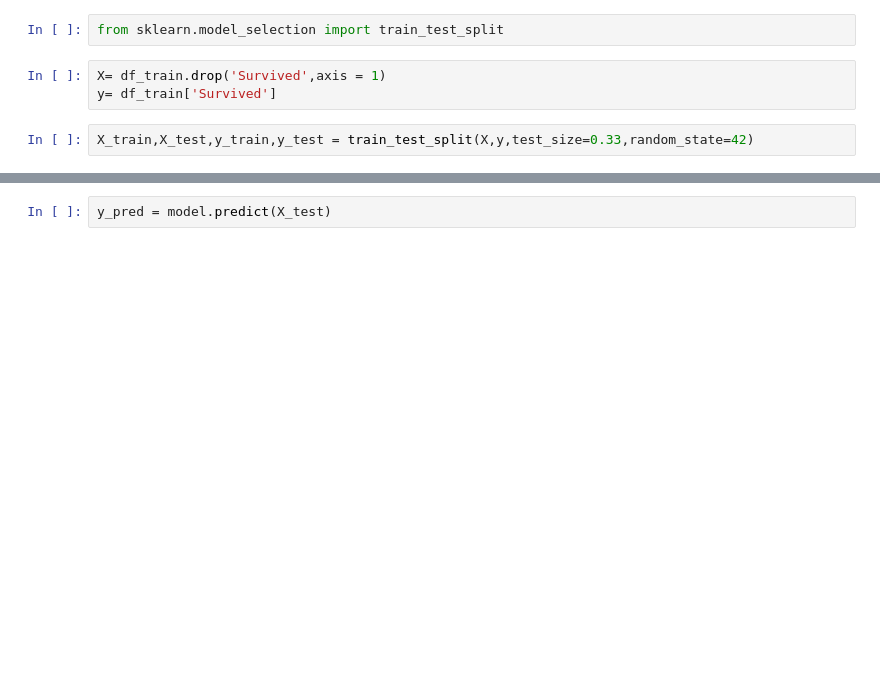
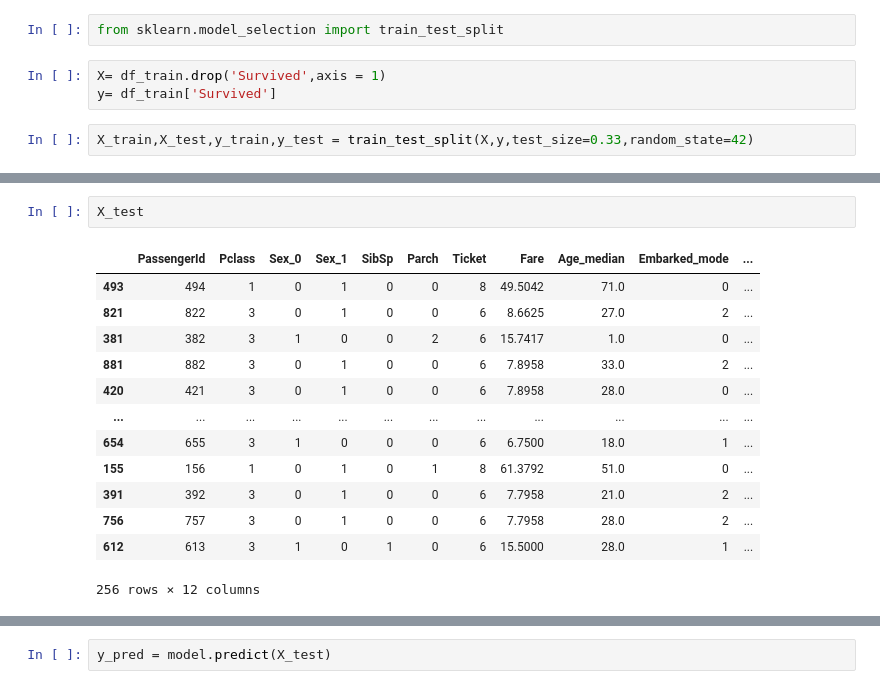
Before and after one commit to wrickguha/Kaggle_Notebooks, a Jupyter notebook: titanic-model.ipynb, the cells around one changed output, grey strips where cells are left out. Drawn from its saved outputs; the diff is of its cells as text; blank space fills up the shorter version.

```diff
--- a/titanic-model.ipynb
+++ b/titanic-model.ipynb
@@ -1297,0 +1310,16 @@ X_train,X_test,y_train,y_test = train_test_split(X,y,test_size=0.33,random_state
+# %%
+X_test
+# %% [output]
+|  | PassengerId | Pclass | Sex_0 | Sex_1 | SibSp | Parch | Ticket | Fare | Age_median | Embarked_mode | ... |
+| 493 | 494 | 1 | 0 | 1 | 0 | 0 | 8 | 49.5042 | 71.0 | 0 | ... |
+| 821 | 822 | 3 | 0 | 1 | 0 | 0 | 6 | 8.6625 | 27.0 | 2 | ... |
+| 381 | 382 | 3 | 1 | 0 | 0 | 2 | 6 | 15.7417 | 1.0 | 0 | ... |
+| 881 | 882 | 3 | 0 | 1 | 0 | 0 | 6 | 7.8958 | 33.0 | 2 | ... |
+| 420 | 421 | 3 | 0 | 1 | 0 | 0 | 6 | 7.8958 | 28.0 | 0 | ... |
+| ... | ... | ... | ... | ... | ... | ... | ... | ... | ... | ... | ... |
+| 654 | 655 | 3 | 1 | 0 | 0 | 0 | 6 | 6.7500 | 18.0 | 1 | ... |
+| 155 | 156 | 1 | 0 | 1 | 0 | 1 | 8 | 61.3792 | 51.0 | 0 | ... |
+| 391 | 392 | 3 | 0 | 1 | 0 | 0 | 6 | 7.7958 | 21.0 | 2 | ... |
+| 756 | 757 | 3 | 0 | 1 | 0 | 0 | 6 | 7.7958 | 28.0 | 2 | ... |
+| 612 | 613 | 3 | 1 | 0 | 1 | 0 | 6 | 15.5000 | 28.0 | 1 | ... |
+256 rows × 12 columns
```
Also changed, not shown: parts of 14 cells of this notebook.
